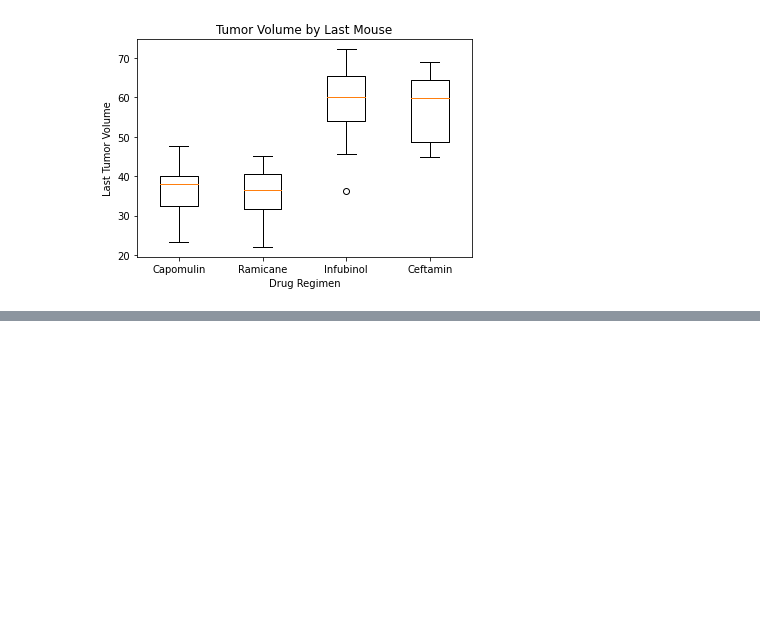
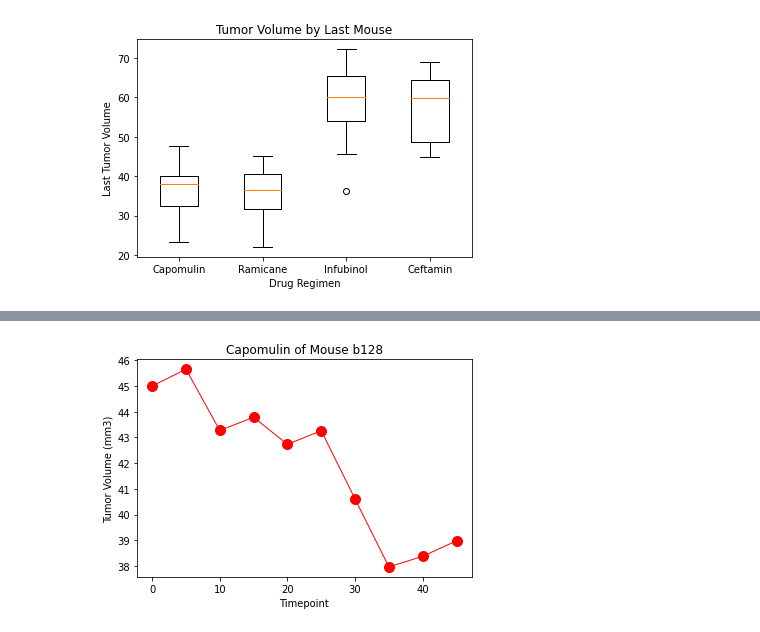
Before and after one commit to bdub99/Mice-Drug-Regiman-Analysis, a Jupyter notebook: PyMice/mice.ipynb, the cells around one changed output, grey strips where cells are left out. Drawn from its saved outputs; the diff is of its cells as text; code cells hidden in the pictures; blank space fills up the shorter version.

```diff
--- a/PyMice/mice.ipynb
+++ b/PyMice/mice.ipynb
@@ -358,3 +359,5 @@ plt.show()
 # Line and Scatter Plots
 # %%
 # Generate a line plot of tumor volume vs. time point for a mouse treated with Capomulin
+cap_line = cap_df.loc[cap_df["Mouse ID"]=="b128",:]
+cap_line.head()
@@ -361,2 +371,14 @@ plt.show()
+# %%
+x_axis = cap_line["Timepoint"]
+y_axis = cap_line["Tumor Volume (mm3)"]
+
+fig1, ax1 = plt.subplots()
+plt.title("Capomulin of Mouse b128")
+plt.plot(x_axis, y_axis,linewidth=1, markersize=10,marker="o",color="red")
+plt.xlabel("Timepoint")
+plt.ylabel("Tumor Volume (mm3)")
+plt.show()
+# %% [output]
+[figure, added]
 # %%
 # Generate a scatter plot of average tumor volume vs. mouse weight for the Capomulin regimen
```
Also changed, not shown: parts of 4 cells of this notebook.
